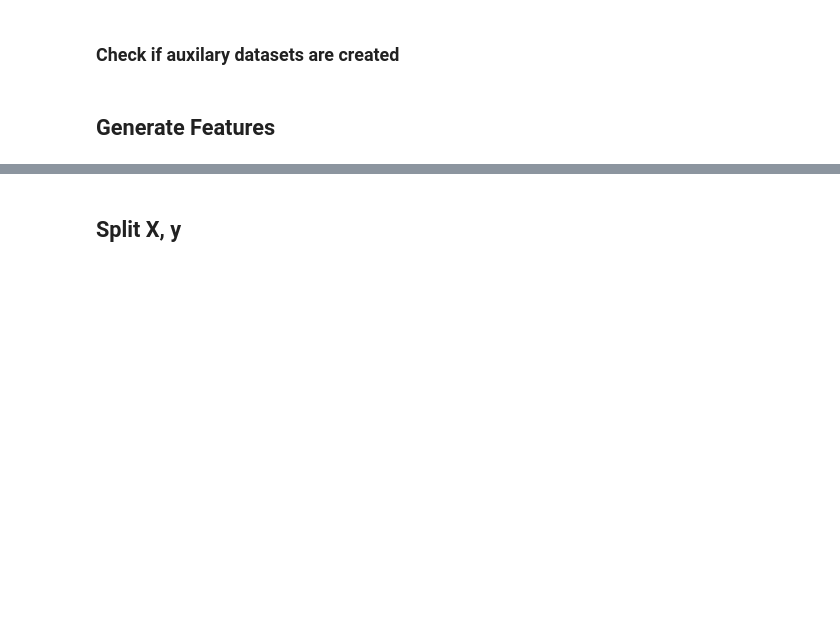
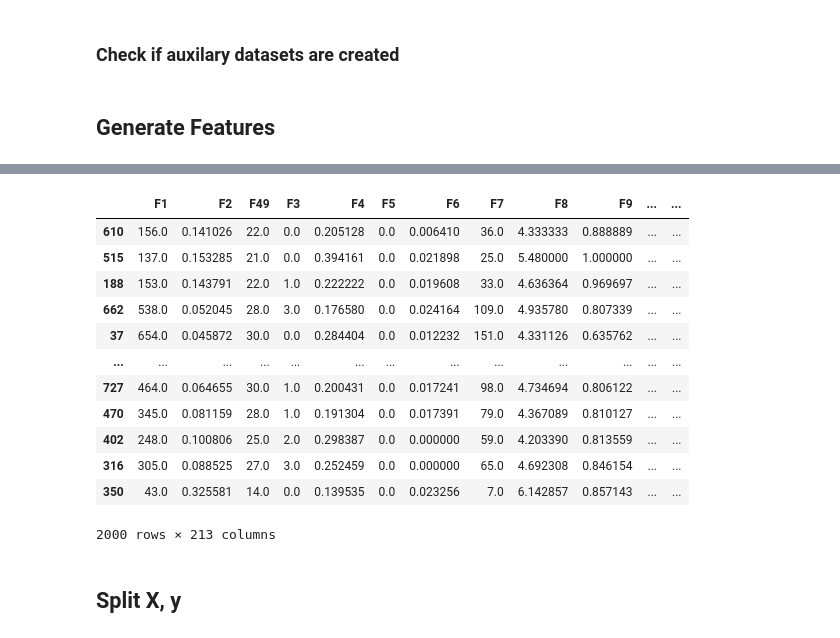
Before and after one commit to mirzanahal/Persian-Gender-Recognition, a Jupyter notebook: code/gender_recognition.ipynb, the cells around one changed output, grey strips where cells are left out. Saved outputs shown, nothing was run; the diff lists cells and outputs as text; code cells hidden in the pictures; blank space fills up the shorter version.

```diff
--- a/code/gender_recognition.ipynb
+++ b/code/gender_recognition.ipynb
@@ -55,8 +60,8 @@ if (not isfile(data_path.POSITIVE_WORDS_PATH)) or (not isfile(data_path.NEGATIVE
 # %% [markdown]
 ## Generate Features
 # %%
-female_features = generate_features(female_dataset, label='0')
-male_features = generate_features(male_dataset, label='1')
-
-features = pd.concat([female_features, male_dataset], axis=0)
+female_features = generate_features(female_dataset, label=0)
+male_features = generate_features(male_dataset, label=1)
+# features = female_features.append(male_features)
+# features = pd.concat([female_features, male_dataset], axis=0)
 # %% [output]
@@ -64,3 +85,20 @@ TypeError: '<' not supported between instances of 'int' and 'str'
+# %%
+features = (female_features.T).append(male_features.T)
+features
+# %% [output]
+|  | F1 | F2 | F49 | F3 | F4 | F5 | F6 | F7 | F8 | F9 | ... | ... |
+| 610 | 156.0 | 0.141026 | 22.0 | 0.0 | 0.205128 | 0.0 | 0.006410 | 36.0 | 4.333333 | 0.888889 | ... | ... |
+| 515 | 137.0 | 0.153285 | 21.0 | 0.0 | 0.394161 | 0.0 | 0.021898 | 25.0 | 5.480000 | 1.000000 | ... | ... |
+| 188 | 153.0 | 0.143791 | 22.0 | 1.0 | 0.222222 | 0.0 | 0.019608 | 33.0 | 4.636364 | 0.969697 | ... | ... |
+| 662 | 538.0 | 0.052045 | 28.0 | 3.0 | 0.176580 | 0.0 | 0.024164 | 109.0 | 4.935780 | 0.807339 | ... | ... |
+| 37 | 654.0 | 0.045872 | 30.0 | 0.0 | 0.284404 | 0.0 | 0.012232 | 151.0 | 4.331126 | 0.635762 | ... | ... |
+| ... | ... | ... | ... | ... | ... | ... | ... | ... | ... | ... | ... | ... |
+| 727 | 464.0 | 0.064655 | 30.0 | 1.0 | 0.200431 | 0.0 | 0.017241 | 98.0 | 4.734694 | 0.806122 | ... | ... |
+| 470 | 345.0 | 0.081159 | 28.0 | 1.0 | 0.191304 | 0.0 | 0.017391 | 79.0 | 4.367089 | 0.810127 | ... | ... |
+| 402 | 248.0 | 0.100806 | 25.0 | 2.0 | 0.298387 | 0.0 | 0.000000 | 59.0 | 4.203390 | 0.813559 | ... | ... |
+| 316 | 305.0 | 0.088525 | 27.0 | 3.0 | 0.252459 | 0.0 | 0.000000 | 65.0 | 4.692308 | 0.846154 | ... | ... |
+| 350 | 43.0 | 0.325581 | 14.0 | 0.0 | 0.139535 | 0.0 | 0.023256 | 7.0 | 6.142857 | 0.857143 | ... | ... |
+2000 rows × 213 columns
 # %% [markdown]
 ## Split X, y
 # %%
```
Also changed, not shown: parts of 10 cells of this notebook, 2 other files.
